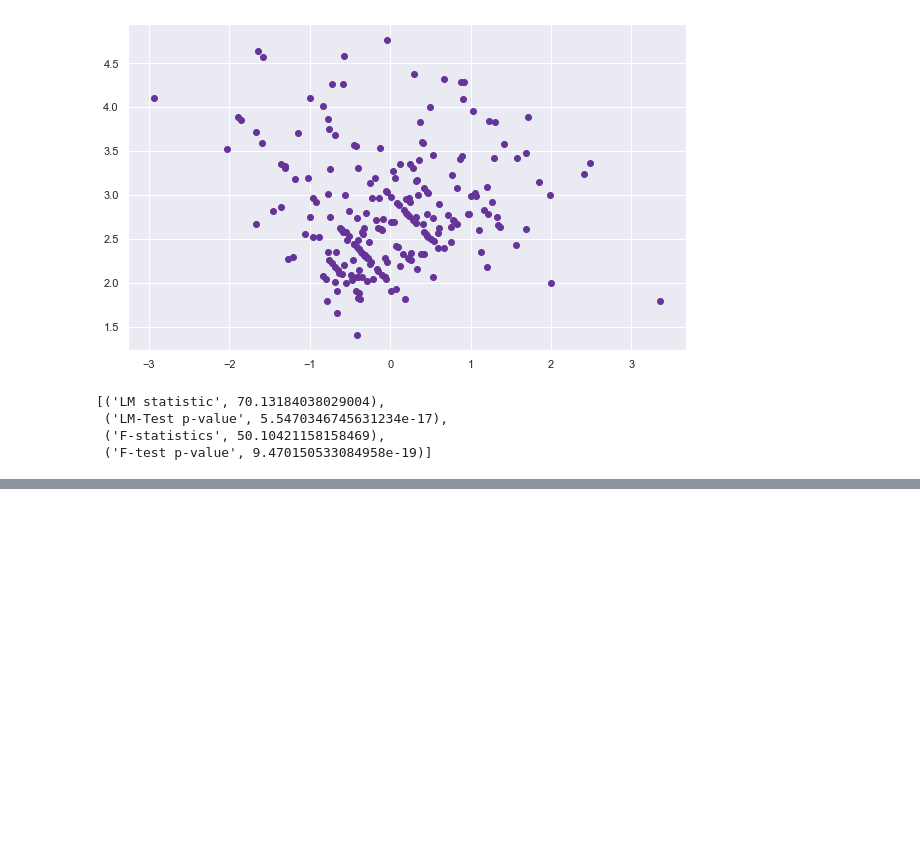
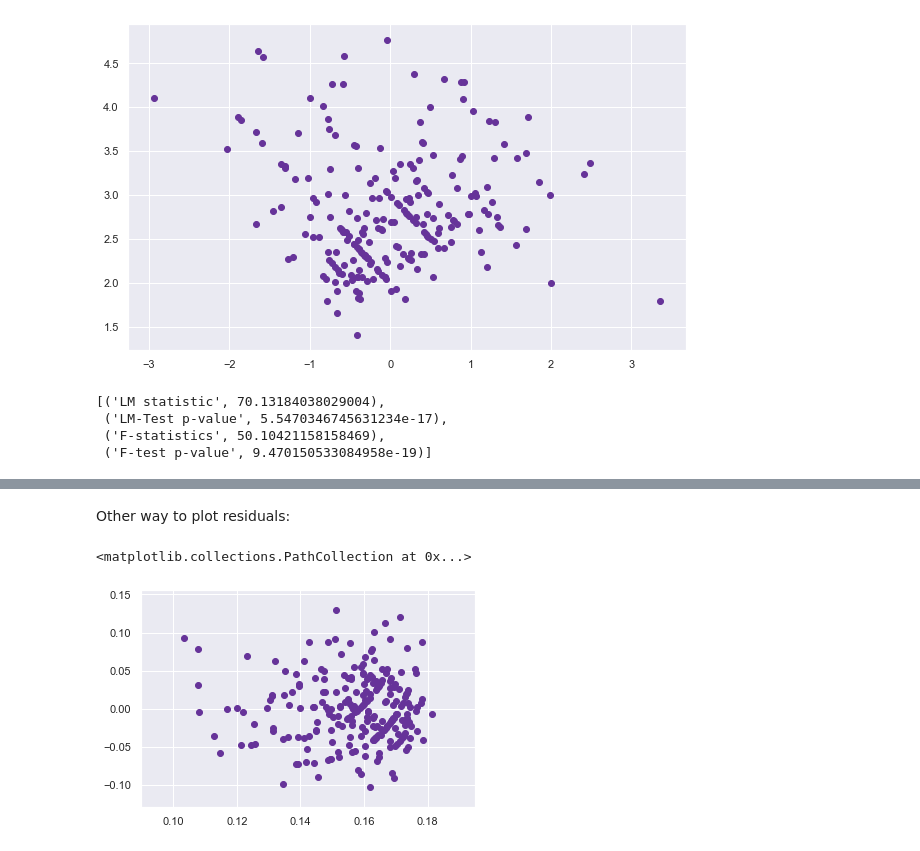
Before and after one commit to JuliaMal/Fundamentals_project, a Jupyter notebook: Tips.ipynb, the cells around one changed output, grey strips where cells are left out. Saved outputs shown, nothing was run; the diff lists cells and outputs as text; code cells hidden in the pictures; blank space fills up the shorter version.

```diff
--- a/Tips.ipynb
+++ b/Tips.ipynb
@@ -866,0 +914,24 @@ lzip(name, test)
+# %%
+df_mod2 = pd.read_csv("tips_mod2.csv")
+#df_mod2
+# %% [markdown]
+Other way to plot residuals:
+# %%
+# Run regression:
+reg = smf.ols('tips_range ~ total_bill', data=df_mod2).fit()
+
+# Calculating residuals:
+pred_val = reg.fittedvalues.copy()
+true_val = df_mod2['tips_range'].values.copy()
+residual = true_val - pred_val
+
+
+#sns.distplot(df_het.residual, color="rebeccapurple")
+#sns.distplot(df['total_bill'], color="rebeccapurple")
+
+# Plotting Residual vs Predicted value
+#plt.xticks(np.arange(0.00007, 0.00011, 0.00001))
+plt.scatter(pred_val, residual, color="rebeccapurple")
+# %% [output]
+<matplotlib.collections.PathCollection at 0x...>
+[figure, added]
```
Also changed, not shown: parts of 8 cells of this notebook, 4 other files.
